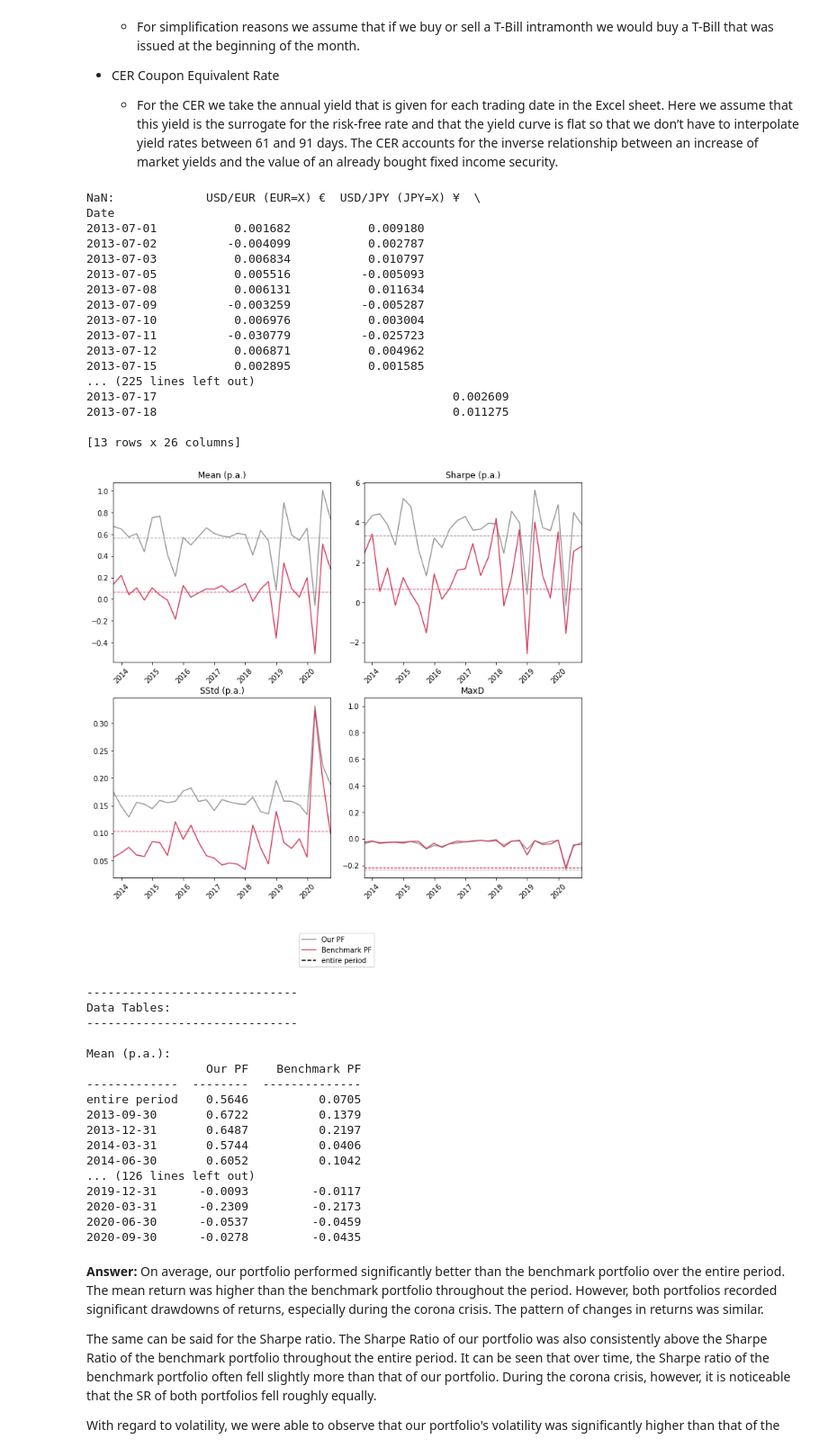
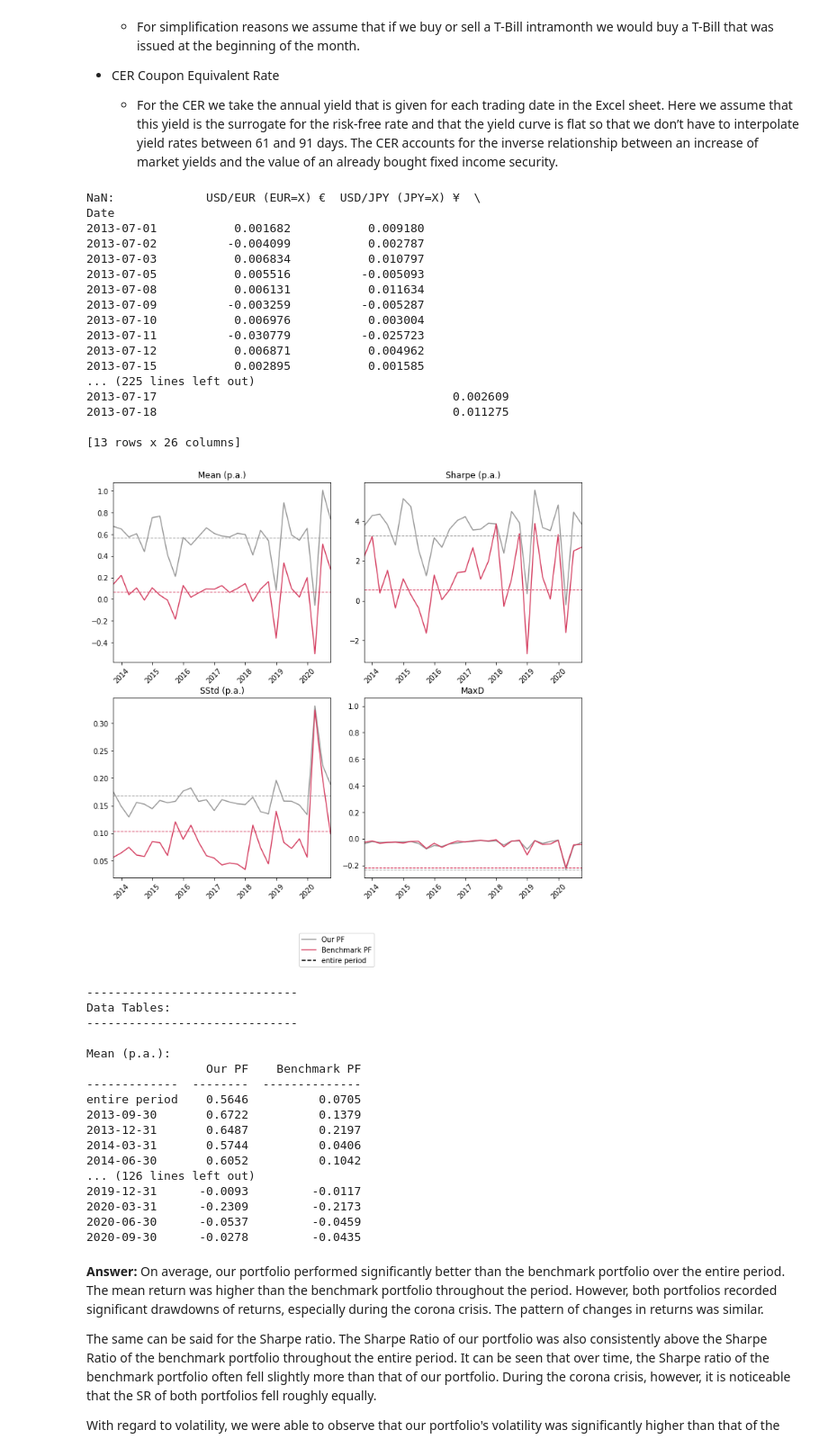
Before and after one commit to vanalmsick/pf_mgt, a Jupyter notebook: pf_mgt/assignment 2.ipynb, the cells around one changed output. Shown at 90% size. Cells and saved outputs as stored; diff of their text form; code cells hidden in the pictures.

```diff
--- a/pf_mgt/assignment 2.ipynb
+++ b/pf_mgt/assignment 2.ipynb
@@ -53,7 +51,9 @@ df1 = get_data_nice_looking(fname, 'ETF & FF Factor Time Series', sheet_props={'
 df1 = DF_column_currency_conversion(df1, ['iShares STOXX Europe 600 UCITS ETF (DE) (EXSA.DE) €'], df1['USD/EUR (EUR=X) €'])
 df1 = DF_column_currency_conversion(df1, ['iShares Core Nikkei 225 ETF (1329.T) ¥'], df1['USD/JPY (JPY=X) ¥'])
 df1.rename(columns={'iShares STOXX Europe 600 UCITS ETF (DE) (EXSA.DE) €':'iShares STOXX Europe 600 UCITS ETF (DE) (EXSA.DE) $', 'iShares Core Nikkei 225 ETF (1329.T) ¥':'iShares Core Nikkei 225 ETF (1329.T) $'}, inplace=True)
-print(df1)
 
 df1 = DF_column_bond_conversion(df1, '13 Week Treasury Bill (^IRX) $', output=False)
+
+r_f = df1['13 Week Treasury Bill (^IRX) $'].pct_change().mean() * 252
+print('Our risk-free rate for this assignment is:',  r_f)
 # %% [output]
@@ -147,10 +131,13 @@ store_exercise_1 = pd.DataFrame()
 store_exercise_1['Our PF'] = our_PF
 store_exercise_1['Benchmark PF'] = benchmark_PF
 
+store_exercise_test = pd.DataFrame()
+store_exercise_test['Our PF'] = our_PF
+store_exercise_test['Benchmark PF'] = benchmark_PF
 
 # Calculate Moments for entire time period
 PF_moments = {}
-PF_moments['entire period'] = moments(pd.concat([our_PF, benchmark_PF], axis=1, sort=False))
+PF_moments['entire period'] = moments(pd.concat([our_PF, benchmark_PF], axis=1, sort=False), output=['Mean (p.a.)', 'Sharpe (p.a.)', 'SStd (p.a.)', 'MaxD'], r_f=r_f)
 
 # Get PF returns for each quater
 for q, data in df_date_period_iterator(df_returns, period='q', true_date=True):
@@ -159,38 +146,37 @@ for q, data in df_date_period_iterator(df_returns, period='q', true_date=True):
     benchmark_PF = PF_value_with_rebalancing(data, benchmark_weight_dict, initial_investment=1, rebalancing='m',
                                              percentage=True)['PF Total'].rename('Benchmark PF')
     # Calculate quaterly moments
-    PF_moments[q] = moments(pd.concat([our_PF, benchmark_PF], axis=1, sort=False))
+    PF_moments[q] = moments(pd.concat([our_PF, benchmark_PF], axis=1, sort=False), output=['Mean (p.a.)', 'Sharpe (p.a.)', 'SStd (p.a.)', 'MaxD'], r_f=r_f)
 
 
 # Remove unneccesary Moments that are not asked for in task
 PF_moments = transpose_dict_DF(PF_moments, [('head', 'index'),('dict_key','index')])
-PF_moments = {key:PF_moments[key] for key in ['Mean (p.a.)', 'Sharpe (p.a.)', 'SStd (p.a.)', 'MaxD']}
 
 # Show results
 custom_plot(PF_moments, mean_row_loc='entire period')
 
 exp_dict = PF_moments
 exp_dict['DATA'] = df_returns
 excel_exporter(exp_dict, 'results/assignment_2-exercise_1a.xlsx')
 # %% [output]
 NaN:             USD/EUR (EUR=X) €  USD/JPY (JPY=X) ¥  \
 Date
 2013-07-01           0.001682           0.009180
 2013-07-02          -0.004099           0.002787
 2013-07-03           0.006834           0.010797
 2013-07-05           0.005516          -0.005093
 2013-07-08           0.006131           0.011634
 2013-07-09          -0.003259          -0.005287
 2013-07-10           0.006976           0.003004
 2013-07-11          -0.030779          -0.025723
 2013-07-12           0.006871           0.004962
 2013-07-15           0.002895           0.001585
 ... (225 lines left out)
 2013-07-17                                          0.002609
 2013-07-18                                          0.011275
 
 [13 rows x 26 columns]
-[figure, old version]
+[figure, new version]
 ------------------------------
 Data Tables:
 ------------------------------
```
Also changed, not shown: parts of 20 cells of this notebook, 3 other files.
